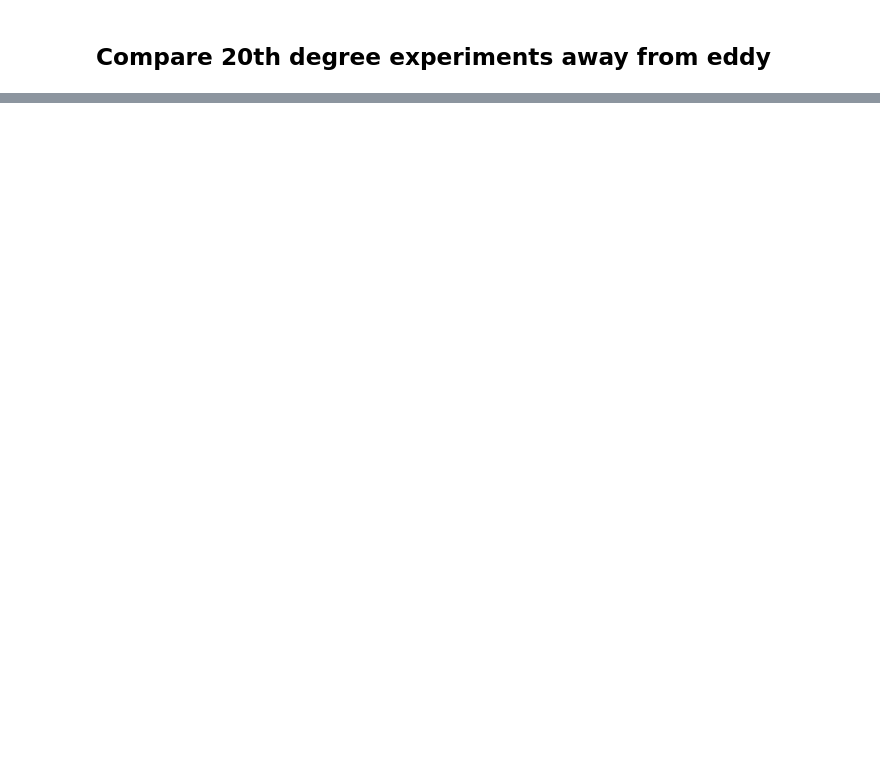
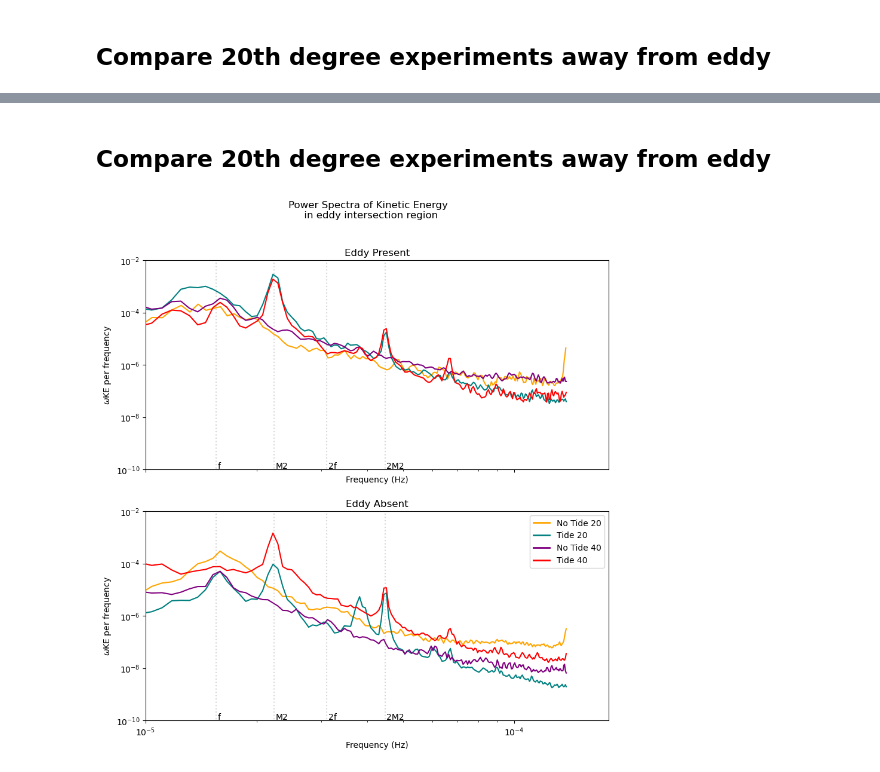
Before and after one commit to ashjbarnes/tasman-tides, a Jupyter notebook: notebooks/analysis/plot spectra.ipynb, the cells around one changed output, grey strips where cells are left out. Saved outputs shown, nothing was run; the diff lists cells and outputs as text; code cells hidden in the pictures; blank space fills up the shorter version.

```diff
--- a/notebooks/analysis/plot spectra.ipynb
+++ b/notebooks/analysis/plot spectra.ipynb
@@ -265,0 +271,30 @@ ps_tidyup(ax[1],"40th degree")
+# %% [markdown]
+## Compare 20th degree experiments away from eddy
+# %%
+fig,ax = plt.subplots(2,1,figsize = (10,10),sharex=True)
+from matplotlib.lines import Line2D
+
+colours = ["orange","teal","purple","red"]
+
+legend_elements = [
+
+]
+
+for i,data in enumerate([EddyPresent,EddyAbsent]):
+    for j,d in enumerate(data):
+        # Loop over each data selection
+        KE = data[d]
+        plot_power_spectrum(SelectRegion(KE.isel(zl = slice(0,20)),"eddy"),ax[i],colours[j])
+
+        if i == 0:
+            legend_elements.append(Line2D([0], [0], color=colours[j], lw=2, label=d))
+
+ax[0].set_xlim(1e-5,None)
+ax[0].set_ylim(1e-10,1e-2)
+ax[1].set_ylim(1e-10,1e-2)
+ax[1].legend(handles=legend_elements,loc = "upper right")
+fig.suptitle("Power Spectra of Kinetic Energy \n in eddy intersection region")
+ps_tidyup(ax[0],"Eddy Present")
+ps_tidyup(ax[1],"Eddy Absent")
+# %% [output]
+[figure, added]
```
Also changed, not shown: parts of 7 cells of this notebook, 2 other files.
